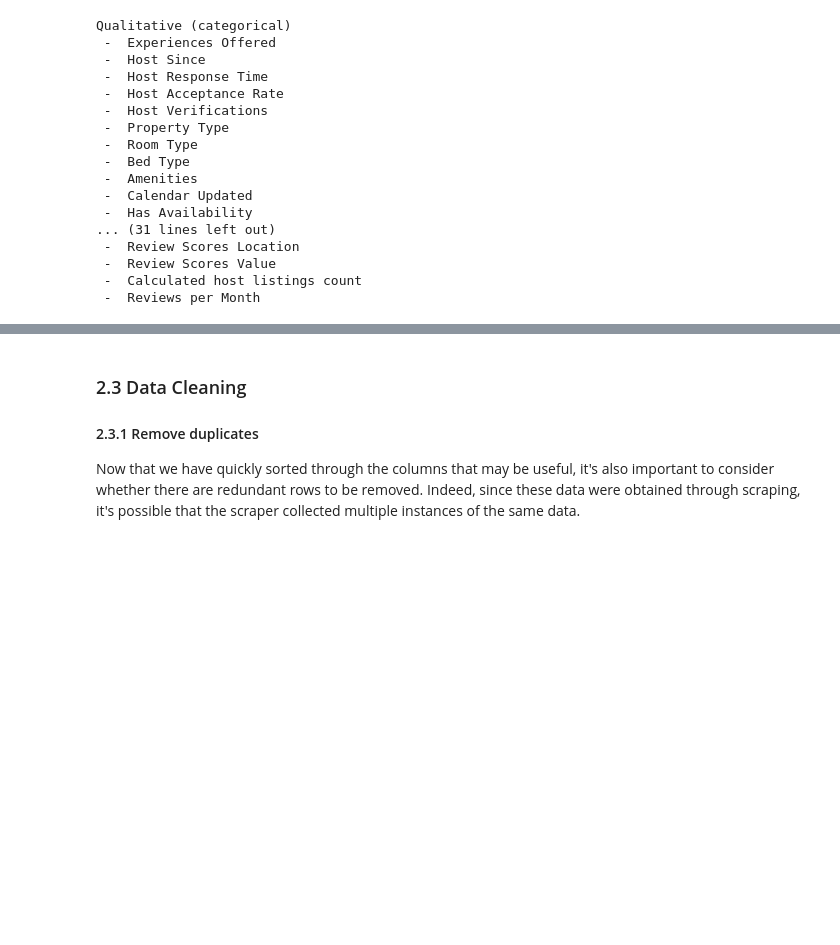
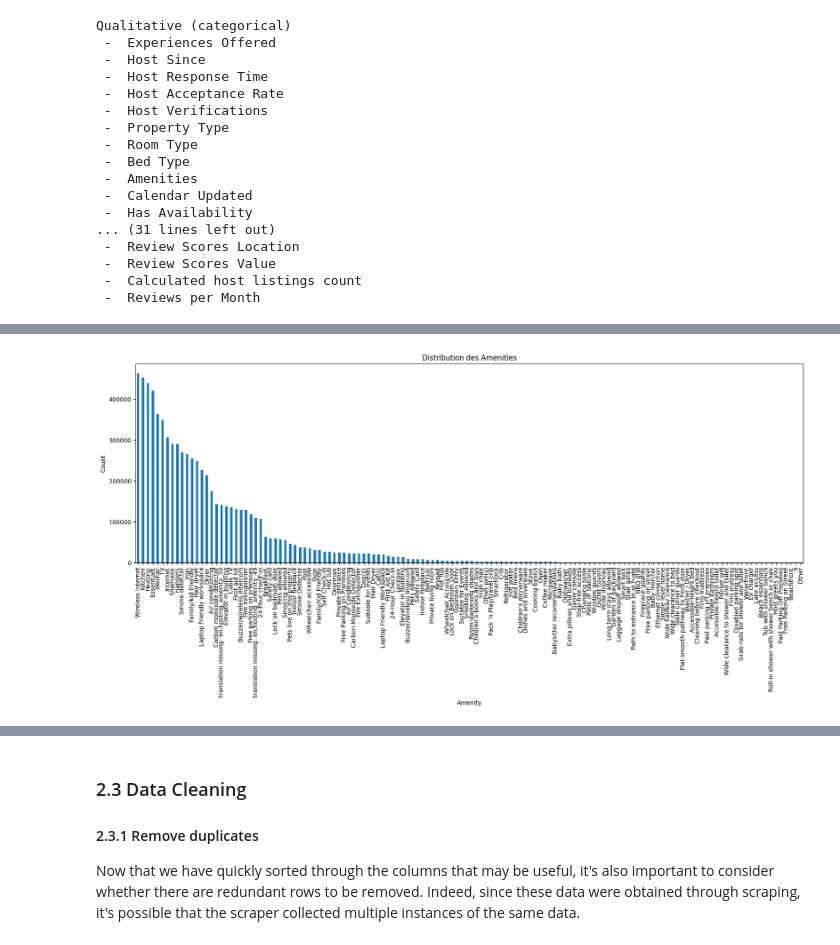
Before and after one commit to Antoine-ValentinCharpentier/AirbnbPricePrediction2, a Jupyter notebook: notebook.ipynb, the cells around one changed output, grey strips where cells are left out. Drawn from its saved outputs; the diff is of its cells as text; code cells hidden in the pictures; blank space fills up the shorter version.

```diff
--- a/notebook.ipynb
+++ b/notebook.ipynb
@@ -296,0 +321,4 @@ So, it will be only necessary to encode the following attributes:
+# %%
+all_amenities = dataset['Amenities'].str.split(',').explode()
+amenity_counts = pd.Series(all_amenities).value_counts()
+print(amenity_counts)
@@ -296,0 +339,9 @@ So, it will be only necessary to encode the following attributes:
+# %%
+plt.figure(figsize=(20, 6))
+amenity_counts.plot(kind='bar')
+plt.title('Distribution des Amenities')
+plt.xlabel('Amenity')
+plt.ylabel('Count')
+plt.show()
+# %% [output]
+[figure, added]
```
Also changed, not shown: parts of 26 cells of this notebook, 1 other file.
